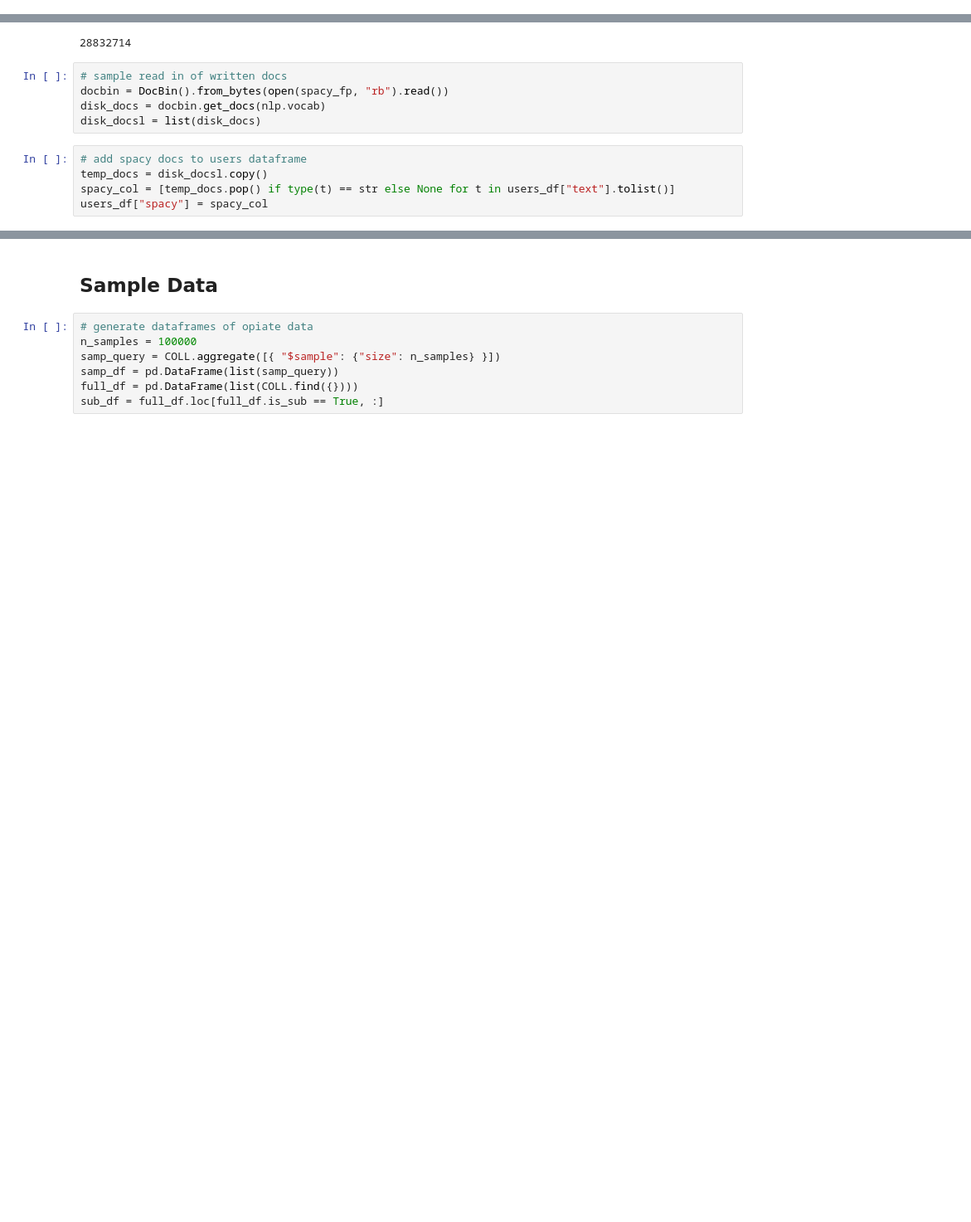
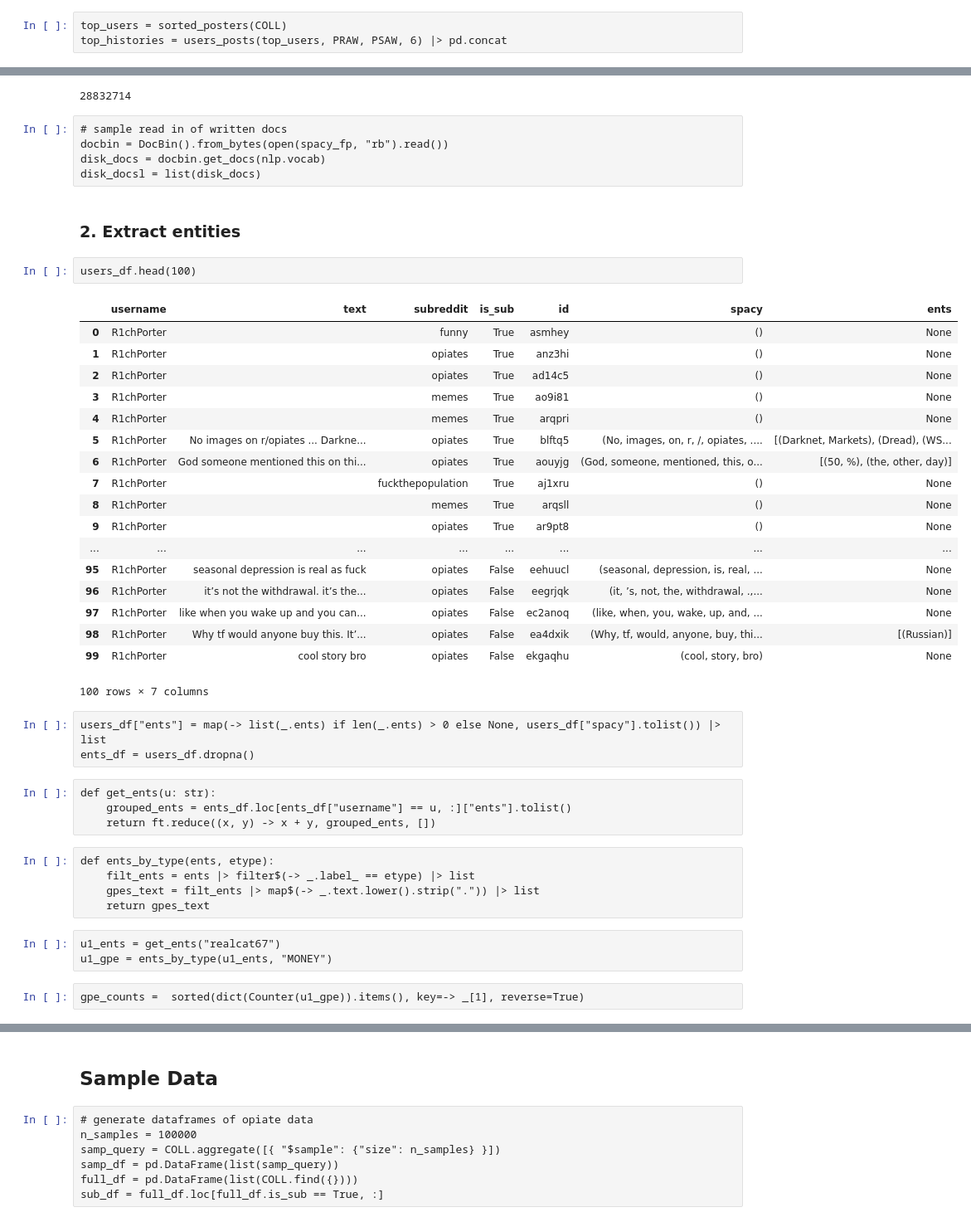
Before and after one commit to akilby/drug_pricing, a Jupyter notebook: explore.ipynb, the cells around one changed output, grey strips where cells are left out. Shown at 83% size. Drawn from its saved outputs; the diff is of its cells as text; blank space fills up the shorter version.

```diff
--- a/explore.ipynb
+++ b/explore.ipynb
@@ -17,0 +105,3 @@ nlp = spacy.load("en_core_web_sm")
+# %%
+top_users = sorted_posters(COLL)
+top_histories = users_posts(top_users, PRAW, PSAW, 6) |> pd.concat
@@ -47,8 +150,43 @@ out_f.write(bytes_data)
 docbin = DocBin().from_bytes(open(spacy_fp, "rb").read())
 disk_docs = docbin.get_docs(nlp.vocab)
 disk_docsl = list(disk_docs)
-# %%
-# add spacy docs to users dataframe
-temp_docs = disk_docsl.copy()
-spacy_col = [temp_docs.pop() if type(t) == str else None for t in users_df["text"].tolist()]
-users_df["spacy"] = spacy_col
+# %% [markdown]
+### 2. Extract entities
+# %%
+users_df.head(100)
+# %% [output]
+|  | username | text | subreddit | is_sub | id | spacy | ents |
+| 0 | R1chPorter |  | funny | True | asmhey | () | None |
+| 1 | R1chPorter |  | opiates | True | anz3hi | () | None |
+| 2 | R1chPorter |  | opiates | True | ad14c5 | () | None |
+| 3 | R1chPorter |  | memes | True | ao9i81 | () | None |
+| 4 | R1chPorter |  | memes | True | arqpri | () | None |
+| 5 | R1chPorter | No images on r/opiates ... Darkne... | opiates | True | blftq5 | (No, images, on, r, /, opiates, .... | [(Darknet, Markets), (Dread), (WS... |
+| 6 | R1chPorter | God someone mentioned this on thi... | opiates | True | aouyjg | (God, someone, mentioned, this, o... | [(50, %), (the, other, day)] |
+| 7 | R1chPorter |  | fuckthepopulation | True | aj1xru | () | None |
+| 8 | R1chPorter |  | memes | True | arqsll | () | None |
+| 9 | R1chPorter |  | opiates | True | ar9pt8 | () | None |
+| ... | ... | ... | ... | ... | ... | ... | ... |
+| 95 | R1chPorter | seasonal depression is real as fuck | opiates | False | eehuucl | (seasonal, depression, is, real, ... | None |
+| 96 | R1chPorter | it’s not the withdrawal. it’s the... | opiates | False | eegrjqk | (it, ’s, not, the, withdrawal, .,... | None |
+| 97 | R1chPorter | like when you wake up and you can... | opiates | False | ec2anoq | (like, when, you, wake, up, and, ... | None |
+| 98 | R1chPorter | Why tf would anyone buy this. It’... | opiates | False | ea4dxik | (Why, tf, would, anyone, buy, thi... | [(Russian)] |
+| 99 | R1chPorter | cool story bro | opiates | False | ekgaqhu | (cool, story, bro) | None |
+100 rows × 7 columns
+# %%
+users_df["ents"] = map(-> list(_.ents) if len(_.ents) > 0 else None, users_df["spacy"].tolist()) |> list
+ents_df = users_df.dropna()
+# %%
+def get_ents(u: str):
+    grouped_ents = ents_df.loc[ents_df["username"] == u, :]["ents"].tolist()
+    return ft.reduce((x, y) -> x + y, grouped_ents, [])
+# %%
+def ents_by_type(ents, etype):
+    filt_ents = ents |> filter$(-> _.label_ == etype) |> list
+    gpes_text = filt_ents |> map$(-> _.text.lower().strip(".")) |> list
+    return gpes_text
+# %%
+u1_ents = get_ents("realcat67")
+u1_gpe = ents_by_type(u1_ents, "MONEY")
+# %%
+gpe_counts =  sorted(dict(Counter(u1_gpe)).items(), key=-> _[1], reverse=True)
```
Also changed, not shown: parts of 32 cells of this notebook, 1 other file.
